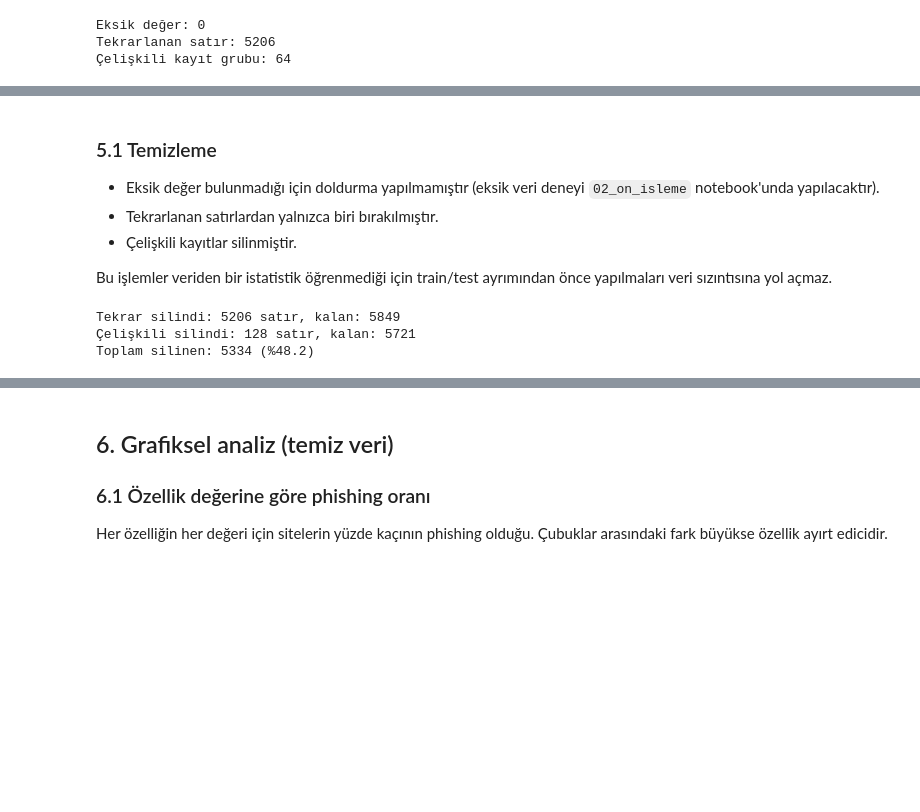
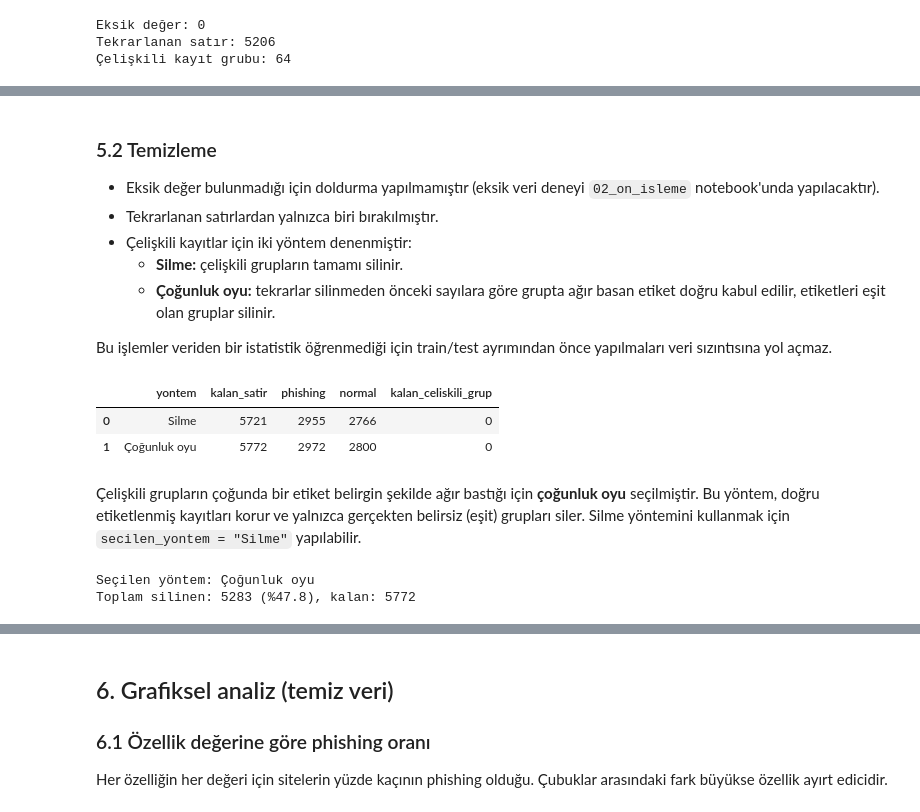
Before and after one commit to ZeynepAzap/phishing-tespiti-ml, a Jupyter notebook: 01_veri_tanitimi_eda.ipynb, the cells around one changed output, grey strips where cells are left out. Drawn from its saved outputs; the diff is of its cells as text; code cells hidden in the pictures; blank space fills up the shorter version.

```diff
--- a/01_veri_tanitimi_eda.ipynb
+++ b/01_veri_tanitimi_eda.ipynb
@@ -166,0 +171,13 @@ Tekrarlanan satır: 5206
+# %%
+anahtar = list(ozellikler)
+
+# Her özellik kombinasyonunda kaç phishing (-1) ve kaç normal (1) kayıt var (tekrarlar dahil)
+sayim = df.groupby(anahtar)[hedef].value_counts().unstack(fill_value=0)
+celiskili_gruplar = sayim[(sayim > 0).sum(axis=1) > 1]
+esit = celiskili_gruplar[-1] == celiskili_gruplar[1]
+
+print("Çelişkili grup:", len(celiskili_gruplar))
+print("Belirgin çoğunluğu olan:", (~esit).sum(), "| Etiketleri eşit olan:", esit.sum())
+
+# Hangi dağılımdan kaç grup var (ör. -1: 1, 1: 9 → 1 phishing, 9 normal)
+celiskili_gruplar.value_counts().sort_index()
@@ -167,28 +204,55 @@ Tekrarlanan satır: 5206
 # %% [markdown]
-### 5.1 Temizleme
+### 5.2 Temizleme
 
 - Eksik değer bulunmadığı için doldurma yapılmamıştır (eksik veri deneyi `02_on_isleme` notebook'unda yapılacaktır).
 - Tekrarlanan satırlardan yalnızca biri bırakılmıştır.
-- Çelişkili kayıtlar silinmiştir.
+- Çelişkili kayıtlar için iki yöntem denenmiştir:
+    - **Silme:** çelişkili grupların tamamı silinir.
+    - **Çoğunluk oyu:** tekrarlar silinmeden önceki sayılara göre grupta ağır basan etiket doğru kabul edilir, etiketleri eşit olan gruplar silinir.
 
 Bu işlemler veriden bir istatistik öğrenmediği için train/test ayrımından önce yapılmaları veri sızıntısına yol açmaz.
 # %%
-onceki = len(df)
+def silme(veri):
+    # Tekrarları sil, ardından çelişkili grupların tamamını sil
+    veri = veri.drop_duplicates()
+    celiskili_mi = veri.groupby(anahtar)[hedef].transform("nunique") > 1
+    return veri[~celiskili_mi].reset_index(drop=True)
 
-# Tekrarlanan satırları sil, her kombinasyondan bir tane kalır
-df = df.drop_duplicates().reset_index(drop=True)
-print(f"Tekrar silindi: {onceki - len(df)} satır, kalan: {len(df)}")
+def cogunluk_oyu(veri):
+    # Her grupta en sık etiketi ata; etiketler eşitse karar verilemez (NaN) ve grup silinir
+    karar = sayim.idxmax(axis=1).where(sayim[-1] != sayim[1])
+    veri = veri.merge(karar.rename("karar").reset_index(), on=anahtar, how="left")
+    veri = veri[veri["karar"].notna()].copy()
+    veri[hedef] = veri["karar"].astype(int)
+    return veri.drop(columns="karar").drop_duplicates().reset_index(drop=True)
 
-# Çelişkili kayıtları sil (aynı özellik, farklı etiket)
-celiskili_mi = df.groupby(list(ozellikler))[hedef].transform("nunique") > 1
-df = df[~celiskili_mi].reset_index(drop=True)
-print(f"Çelişkili silindi: {celiskili_mi.sum()} satır, kalan: {len(df)}")
+sonuclar = {"Silme": silme(df), "Çoğunluk oyu": cogunluk_oyu(df)}
 
-print(f"Toplam silinen: {onceki - len(df)} (%{(onceki - len(df)) / onceki * 100:.1f})")
+karsilastirma = pd.DataFrame([{
+    "yontem": ad,
+    "kalan_satir": len(v),
+    "phishing": (v[hedef] == -1).sum(),
+    "normal": (v[hedef] == 1).sum(),
+    "kalan_celiskili_grup": (v.groupby(anahtar)[hedef].nunique() > 1).sum(),
+} for ad, v in sonuclar.items()])
+karsilastirma.to_csv("outputs/celiskili_kayit_karsilastirma.csv", index=False)
+karsilastirma
 # %% [output]
-Tekrar silindi: 5206 satır, kalan: 5849
-Çelişkili silindi: 128 satır, kalan: 5721
-Toplam silinen: 5334 (%48.2)
+|  | yontem | kalan_satir | phishing | normal | kalan_celiskili_grup |
+| 0 | Silme | 5721 | 2955 | 2766 | 0 |
+| 1 | Çoğunluk oyu | 5772 | 2972 | 2800 | 0 |
+# %% [markdown]
+Çelişkili grupların çoğunda bir etiket belirgin şekilde ağır bastığı için **çoğunluk oyu** seçilmiştir. Bu yöntem, doğru etiketlenmiş kayıtları korur ve yalnızca gerçekten belirsiz (eşit) grupları siler. Silme yöntemini kullanmak için `secilen_yontem = "Silme"` yapılabilir.
+# %%
+secilen_yontem = "Çoğunluk oyu"
+
+onceki = len(df)
+df = sonuclar[secilen_yontem]
+print(f"Seçilen yöntem: {secilen_yontem}")
+print(f"Toplam silinen: {onceki - len(df)} (%{(onceki - len(df)) / onceki * 100:.1f}), kalan: {len(df)}")
+# %% [output]
+Seçilen yöntem: Çoğunluk oyu
+Toplam silinen: 5283 (%47.8), kalan: 5772
 # %%
 # Temizlik sonrası sınıf dağılımı
 sinif_temiz = df[hedef].map(etiket).value_counts().reindex(["Phishing", "Normal"])
```
Also changed, not shown: parts of 5 cells of this notebook.
